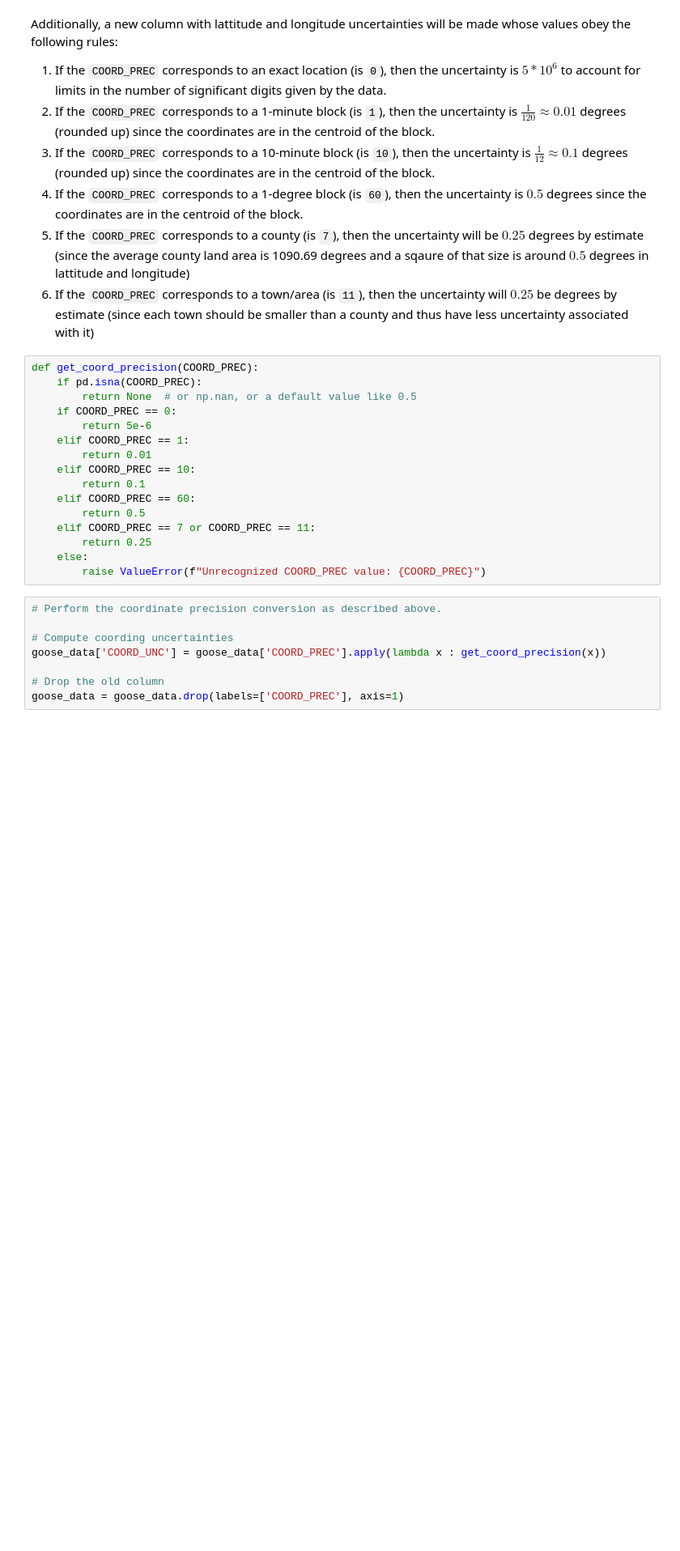
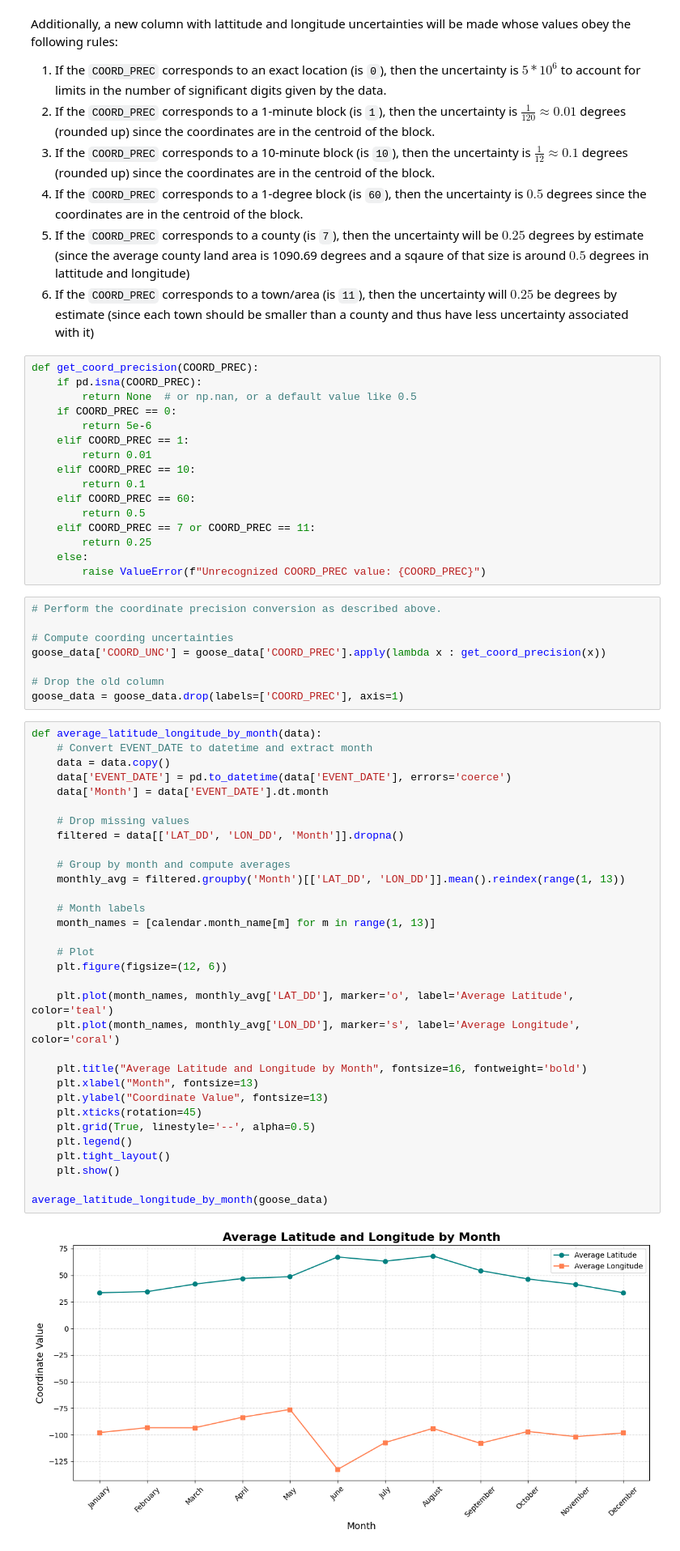
Before and after one commit to BoAndArrows/CMSC320-Final-B-W-Y-C, a Jupyter notebook: snow_geese.ipynb, the cells around one changed output. Shown: that part at 81% size. Saved outputs shown, nothing was run; the diff lists cells and outputs as text; blank space fills up the shorter version.

```diff
--- a/snow_geese.ipynb
+++ b/snow_geese.ipynb
@@ -148,3 +160,37 @@ goose_data['COORD_UNC'] = goose_data['COORD_PREC'].apply(lambda x : get_coord_pr
 
 # Drop the old column
 goose_data = goose_data.drop(labels=['COORD_PREC'], axis=1)
+# %%
+def average_latitude_longitude_by_month(data):
+    # Convert EVENT_DATE to datetime and extract month
+    data = data.copy()
+    data['EVENT_DATE'] = pd.to_datetime(data['EVENT_DATE'], errors='coerce')
+    data['Month'] = data['EVENT_DATE'].dt.month
+
+    # Drop missing values
+    filtered = data[['LAT_DD', 'LON_DD', 'Month']].dropna()
+
+    # Group by month and compute averages
+    monthly_avg = filtered.groupby('Month')[['LAT_DD', 'LON_DD']].mean().reindex(range(1, 13))
+
+    # Month labels
+    month_names = [calendar.month_name[m] for m in range(1, 13)]
+
+    # Plot
+    plt.figure(figsize=(12, 6))
+
+    plt.plot(month_names, monthly_avg['LAT_DD'], marker='o', label='Average Latitude', color='teal')
+    plt.plot(month_names, monthly_avg['LON_DD'], marker='s', label='Average Longitude', color='coral')
+
+    plt.title("Average Latitude and Longitude by Month", fontsize=16, fontweight='bold')
+    plt.xlabel("Month", fontsize=13)
+    plt.ylabel("Coordinate Value", fontsize=13)
+    plt.xticks(rotation=45)
+    plt.grid(True, linestyle='--', alpha=0.5)
+    plt.legend()
+    plt.tight_layout()
+    plt.show()
+
+average_latitude_longitude_by_month(goose_data)
+# %% [output]
+[figure, added]
```
Also changed, not shown: parts of 3 cells of this notebook.
